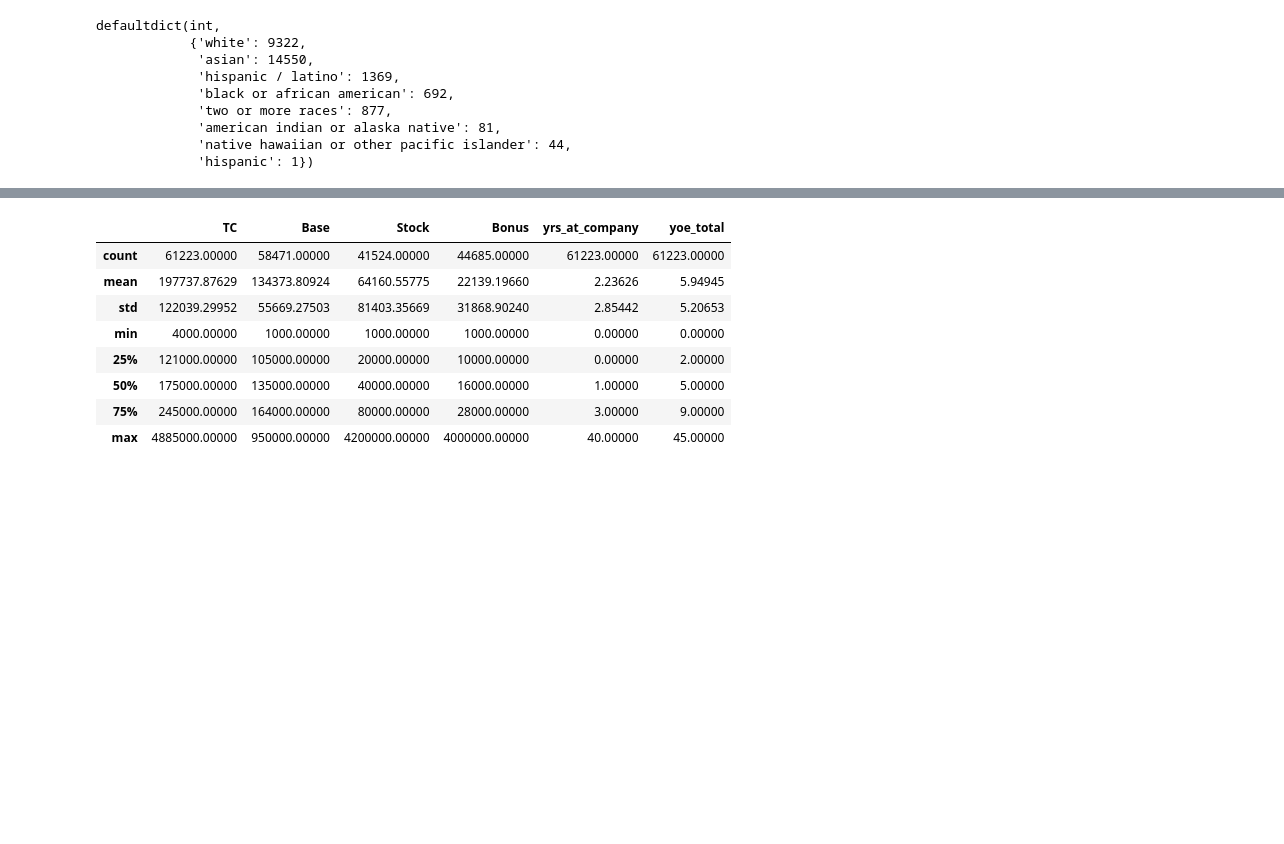
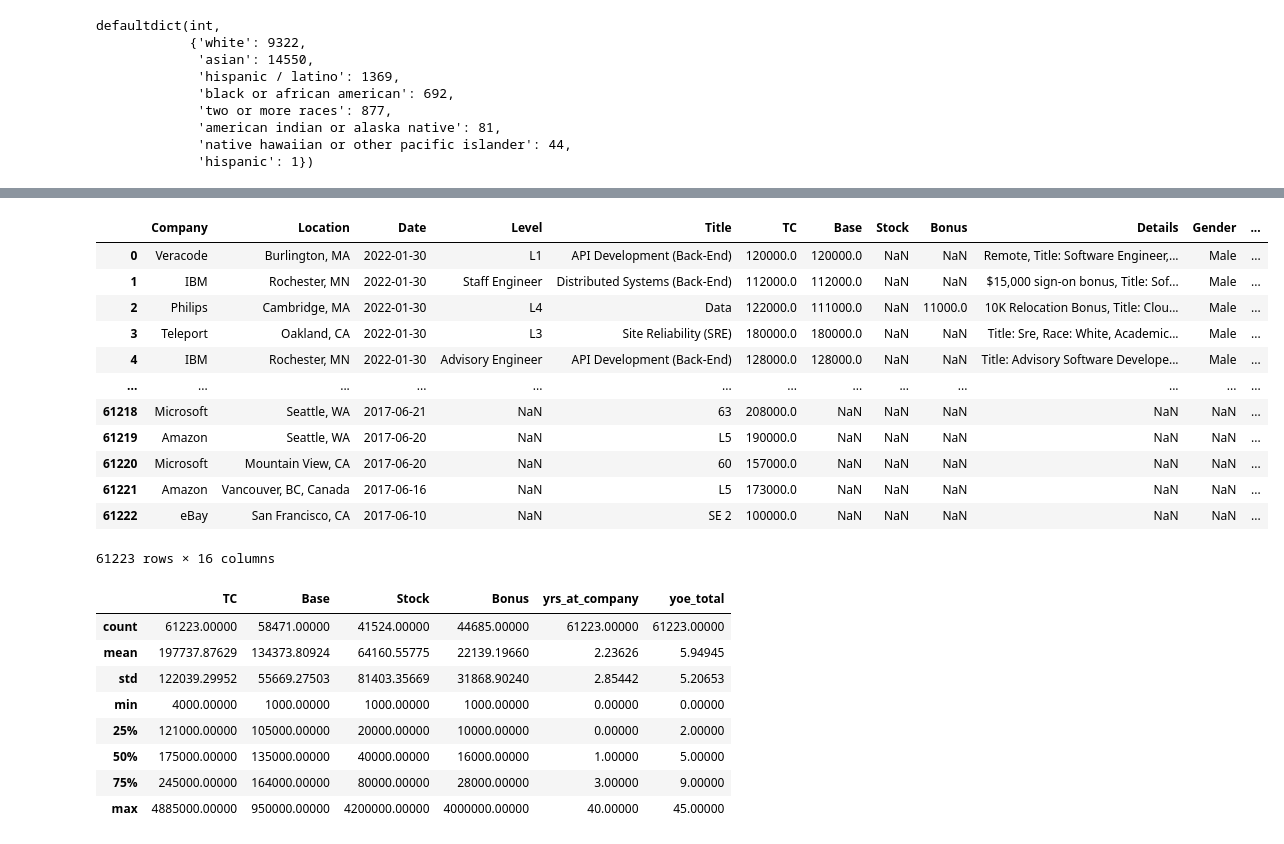
Before and after one commit to yu-lily/salary-analysis, a Jupyter notebook: levels.ipynb, the cells around one changed output, grey strips where cells are left out. Saved outputs shown, nothing was run; the diff lists cells and outputs as text; code cells hidden in the pictures; blank space fills up the shorter version.

```diff
--- a/levels.ipynb
+++ b/levels.ipynb
@@ -162,3 +199,19 @@ array([[<AxesSubplot:title={'center':'TC'}>]], dtype=object)
+# %%
+df
+# %% [output]
+|  | Company | Location | Date | Level | Title | TC | Base | Stock | Bonus | Details | Gender | ... |
+| 0 | Veracode | Burlington, MA | 2022-01-30 | L1 | API Development (Back-End) | 120000.0 | 120000.0 | NaN | NaN | Remote, Title: Software Engineer,... | Male | ... |
+| 1 | IBM | Rochester, MN | 2022-01-30 | Staff Engineer | Distributed Systems (Back-End) | 112000.0 | 112000.0 | NaN | NaN | $15,000 sign-on bonus, Title: Sof... | Male | ... |
+| 2 | Philips | Cambridge, MA | 2022-01-30 | L4 | Data | 122000.0 | 111000.0 | NaN | 11000.0 | 10K Relocation Bonus, Title: Clou... | Male | ... |
+| 3 | Teleport | Oakland, CA | 2022-01-30 | L3 | Site Reliability (SRE) | 180000.0 | 180000.0 | NaN | NaN | Title: Sre, Race: White, Academic... | Male | ... |
+| 4 | IBM | Rochester, MN | 2022-01-30 | Advisory Engineer | API Development (Back-End) | 128000.0 | 128000.0 | NaN | NaN | Title: Advisory Software Develope... | Male | ... |
+| ... | ... | ... | ... | ... | ... | ... | ... | ... | ... | ... | ... | ... |
+| 61218 | Microsoft | Seattle, WA | 2017-06-21 | NaN | 63 | 208000.0 | NaN | NaN | NaN | NaN | NaN | ... |
+| 61219 | Amazon | Seattle, WA | 2017-06-20 | NaN | L5 | 190000.0 | NaN | NaN | NaN | NaN | NaN | ... |
+| 61220 | Microsoft | Mountain View, CA | 2017-06-20 | NaN | 60 | 157000.0 | NaN | NaN | NaN | NaN | NaN | ... |
+| 61221 | Amazon | Vancouver, BC, Canada | 2017-06-16 | NaN | L5 | 173000.0 | NaN | NaN | NaN | NaN | NaN | ... |
+| 61222 | eBay | San Francisco, CA | 2017-06-10 | NaN | SE 2 | 100000.0 | NaN | NaN | NaN | NaN | NaN | ... |
+61223 rows × 16 columns
 # %%
 df.describe().apply(lambda s: s.apply('{0:.5f}'.format))
 # %% [output]
```
Also changed, not shown: parts of 7 cells of this notebook, 1 other file.
